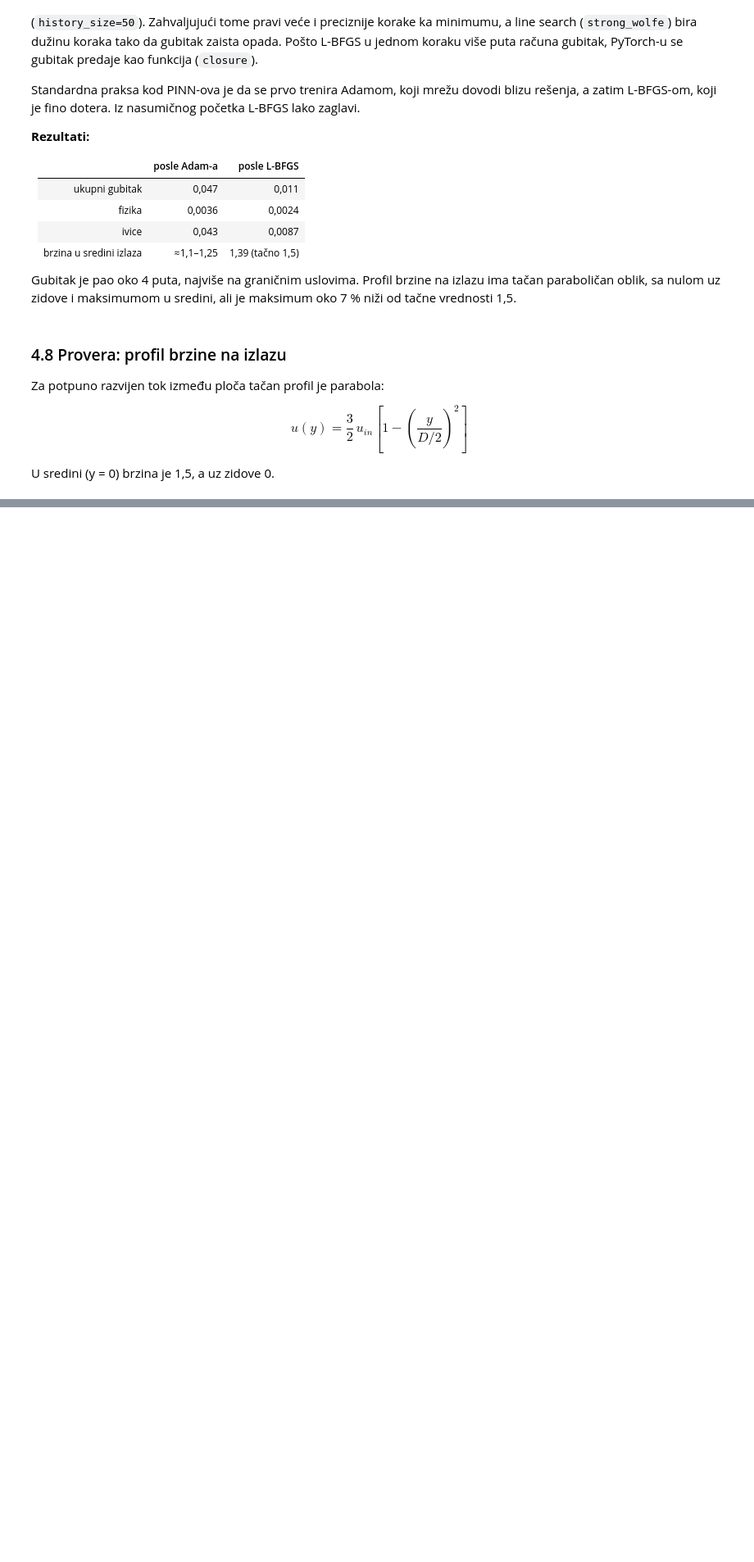
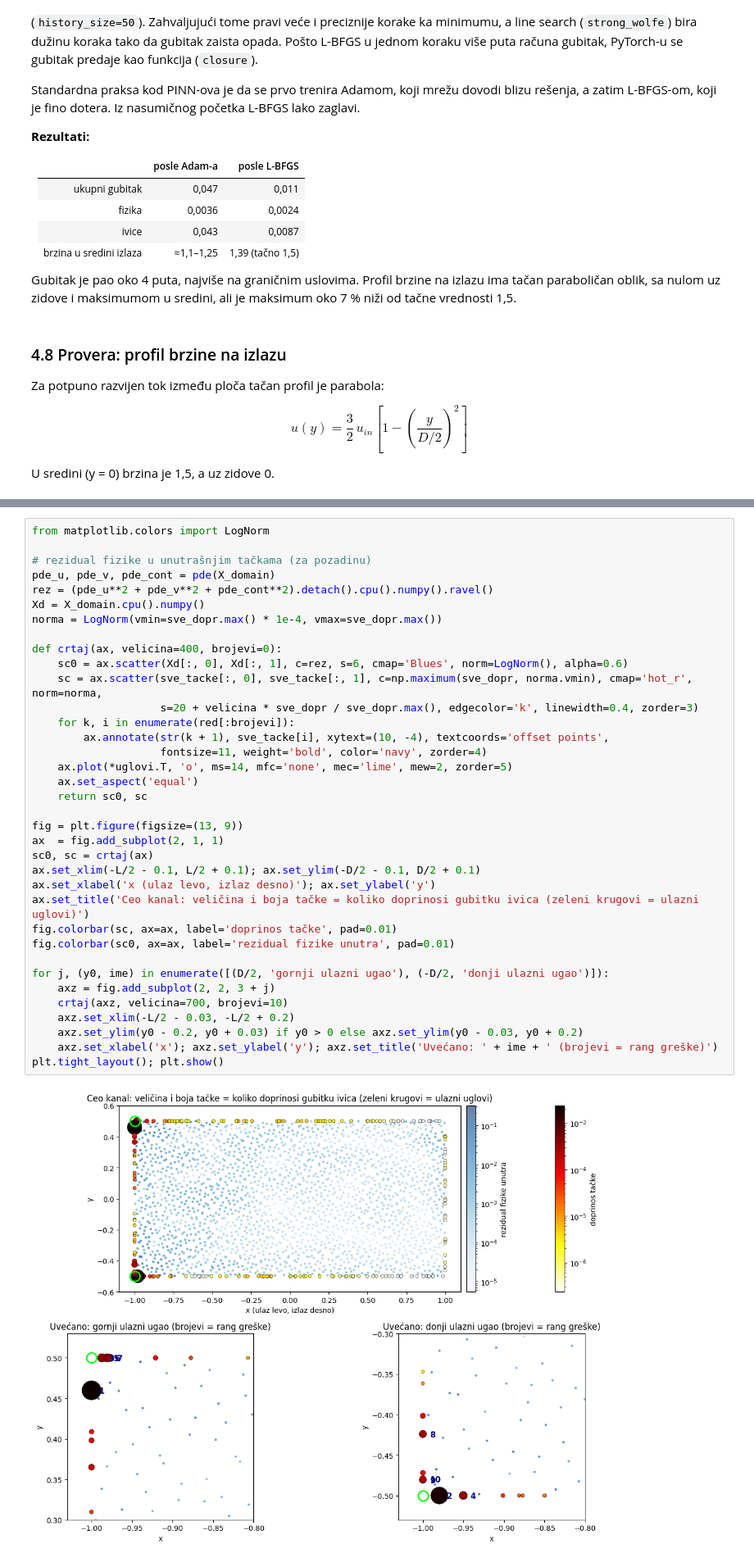
Before and after one commit to Lencili/masinsko-ucenje-u-astronomiji, a Jupyter notebook: 01-pinn/PINN_PyTorch.ipynb, the cells around one changed output, grey strips where cells are left out. Shown at 82% size. Drawn from its saved outputs; the diff is of its cells as text; blank space fills up the shorter version.

```diff
--- a/01-pinn/PINN_PyTorch.ipynb
+++ b/01-pinn/PINN_PyTorch.ipynb
@@ -611,0 +853,38 @@ Brzina u sredini (PINN): 1.3934866  tačno: 1.5
+# %%
+from matplotlib.colors import LogNorm
+
+# rezidual fizike u unutrašnjim tačkama (za pozadinu)
+pde_u, pde_v, pde_cont = pde(X_domain)
+rez = (pde_u**2 + pde_v**2 + pde_cont**2).detach().cpu().numpy().ravel()
+Xd = X_domain.cpu().numpy()
+norma = LogNorm(vmin=sve_dopr.max() * 1e-4, vmax=sve_dopr.max())
+
+def crtaj(ax, velicina=400, brojevi=0):
+    sc0 = ax.scatter(Xd[:, 0], Xd[:, 1], c=rez, s=6, cmap='Blues', norm=LogNorm(), alpha=0.6)
+    sc = ax.scatter(sve_tacke[:, 0], sve_tacke[:, 1], c=np.maximum(sve_dopr, norma.vmin), cmap='hot_r', norm=norma,
+                    s=20 + velicina * sve_dopr / sve_dopr.max(), edgecolor='k', linewidth=0.4, zorder=3)
+    for k, i in enumerate(red[:brojevi]):
+        ax.annotate(str(k + 1), sve_tacke[i], xytext=(10, -4), textcoords='offset points',
+                    fontsize=11, weight='bold', color='navy', zorder=4)
+    ax.plot(*uglovi.T, 'o', ms=14, mfc='none', mec='lime', mew=2, zorder=5)
+    ax.set_aspect('equal')
+    return sc0, sc
+
+fig = plt.figure(figsize=(13, 9))
+ax  = fig.add_subplot(2, 1, 1)
+sc0, sc = crtaj(ax)
+ax.set_xlim(-L/2 - 0.1, L/2 + 0.1); ax.set_ylim(-D/2 - 0.1, D/2 + 0.1)
+ax.set_xlabel('x (ulaz levo, izlaz desno)'); ax.set_ylabel('y')
+ax.set_title('Ceo kanal: veličina i boja tačke = koliko doprinosi gubitku ivica (zeleni krugovi = ulazni uglovi)')
+fig.colorbar(sc, ax=ax, label='doprinos tačke', pad=0.01)
+fig.colorbar(sc0, ax=ax, label='rezidual fizike unutra', pad=0.01)
+
+for j, (y0, ime) in enumerate([(D/2, 'gornji ulazni ugao'), (-D/2, 'donji ulazni ugao')]):
+    axz = fig.add_subplot(2, 2, 3 + j)
+    crtaj(axz, velicina=700, brojevi=10)
+    axz.set_xlim(-L/2 - 0.03, -L/2 + 0.2)
+    axz.set_ylim(y0 - 0.2, y0 + 0.03) if y0 > 0 else axz.set_ylim(y0 - 0.03, y0 + 0.2)
+    axz.set_xlabel('x'); axz.set_ylabel('y'); axz.set_title('Uvećano: ' + ime + ' (brojevi = rang greške)')
+plt.tight_layout(); plt.show()
+# %% [output]
+[figure, added]
```
Also changed, not shown: parts of 23 cells of this notebook.
